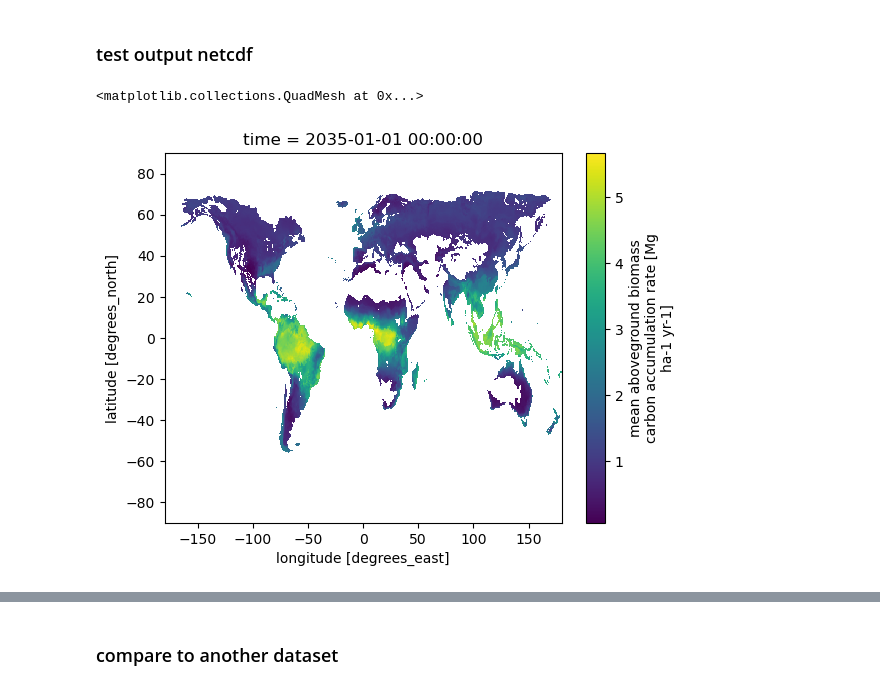
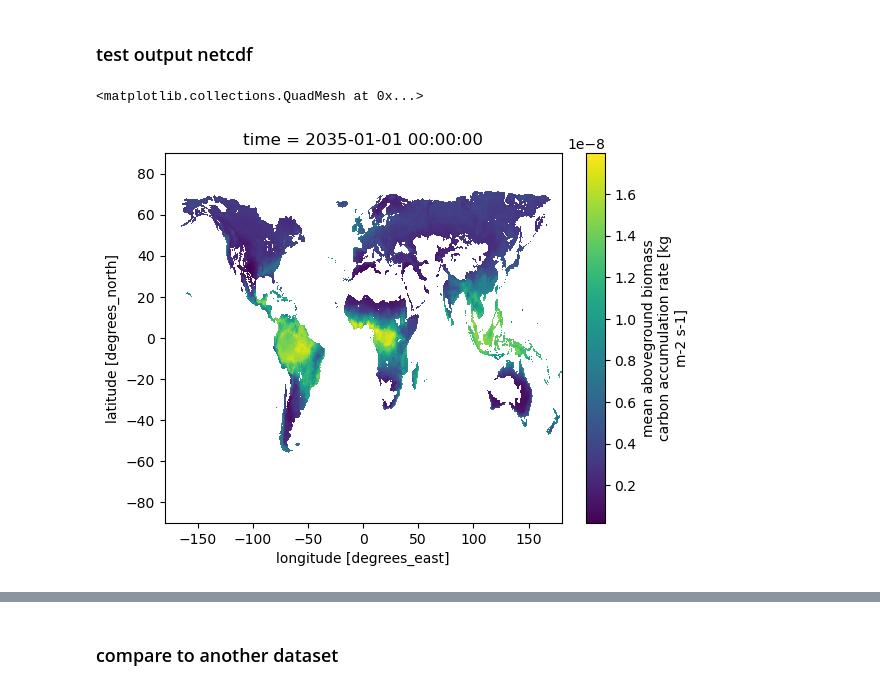
Before and after one commit to rubisco-sfa/ILAMB-Data, a Jupyter notebook: GFW/debug_convert.ipynb, the cells around one changed output, grey strips where cells are left out. Drawn from its saved outputs; the diff is of its cells as text; code cells hidden in the pictures.

```diff
--- a/GFW/debug_convert.ipynb
+++ b/GFW/debug_convert.ipynb
@@ -145,8 +177,8 @@ ds.to_netcdf('cookpatton2020.nc', format='NETCDF4', engine='netcdf4')
 test = xr.open_dataset('cookpatton2020.nc', engine='netcdf4')
 # %%
 test_t0 = test.isel(time=0)
-test['c_uptake_rate'].plot()
+test['fVeg'].plot()
 # %% [output]
 <matplotlib.collections.QuadMesh at 0x...>
-[figure, old version]
+[figure, new version]
 # %%
```
Also changed, not shown: parts of 19 cells of this notebook, 2 other files.
